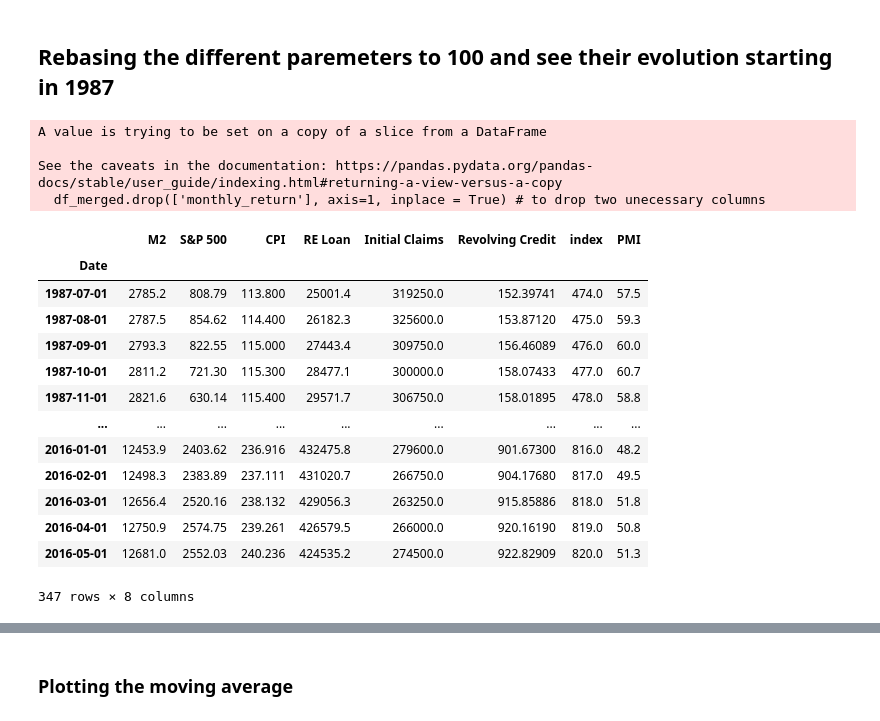
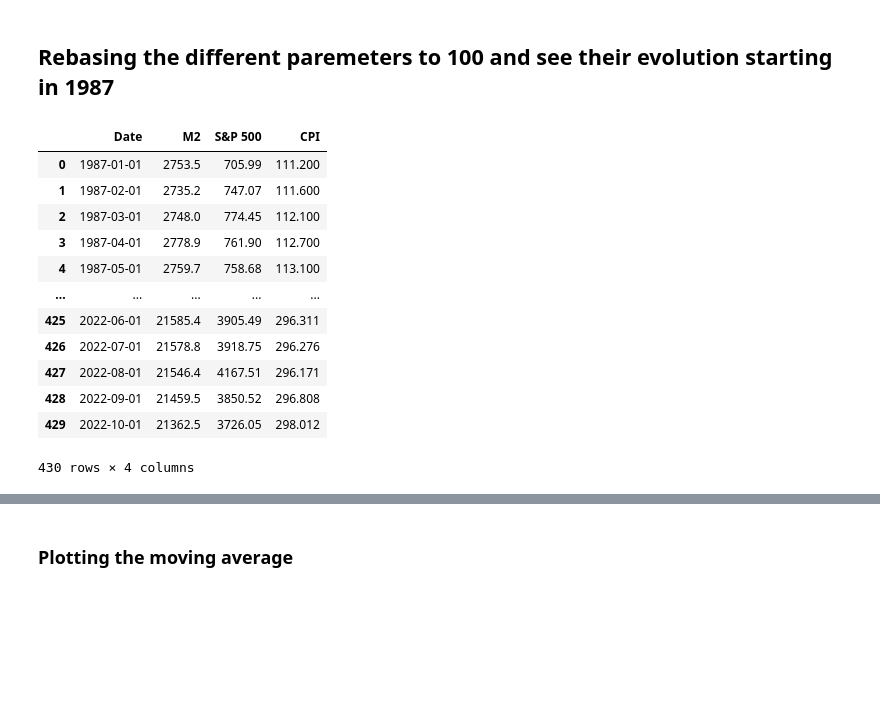
Before and after one commit to RaphHer/Project_Final_Ironhack, a Jupyter notebook: 5. Quandl Visualization .ipynb, the cells around one changed output, grey strips where cells are left out. Cells and saved outputs as stored; diff of their text form; code cells hidden in the pictures; blank space fills up the shorter version.

```diff
--- a/5. Quandl Visualization .ipynb
+++ b/5. Quandl Visualization .ipynb
@@ -196,29 +196,28 @@ plt.show()
 # %% [markdown]
 ## Rebasing the different paremeters to 100 and see their evolution starting in 1987
 # %%
+df_merged = pd.read_csv(r".\cleaned_data\02. Quandl\df_merged_quandl.csv") # open the dataframe
+df_merged.drop(['RE Loan', 'Initial Claims', 'Revolving Credit', 'PMI', 'index'], axis = 1 , inplace = True)
 df_merged = df_merged.dropna()
-df_merged.drop(['monthly_return'], axis=1, inplace = True) # to drop two unecessary columns
-df_merged =df_merged.set_index('Date')
+df_merged =df_merged.reset_index()
+df_merged = df_merged.iloc[336:]
+df_merged = df_merged.reset_index()
+df_merged.drop(['level_0', 'index'], axis = 1 , inplace = True)
 df_merged
 # %% [output]
+|  | Date | M2 | S&P 500 | CPI |
+| 0 | 1987-01-01 | 2753.5 | 705.99 | 111.200 |
+| 1 | 1987-02-01 | 2735.2 | 747.07 | 111.600 |
+| 2 | 1987-03-01 | 2748.0 | 774.45 | 112.100 |
+| 3 | 1987-04-01 | 2778.9 | 761.90 | 112.700 |
+| 4 | 1987-05-01 | 2759.7 | 758.68 | 113.100 |
+| ... | ... | ... | ... | ... |
+| 425 | 2022-06-01 | 21585.4 | 3905.49 | 296.311 |
+| 426 | 2022-07-01 | 21578.8 | 3918.75 | 296.276 |
+| 427 | 2022-08-01 | 21546.4 | 4167.51 | 296.171 |
+| 428 | 2022-09-01 | 21459.5 | 3850.52 | 296.808 |
+| 429 | 2022-10-01 | 21362.5 | 3726.05 | 298.012 |
-A value is trying to be set on a copy of a slice from a DataFrame
-
-See the caveats in the documentation: https://pandas.pydata.org/pandas-docs/stable/user_guide/indexing.html#returning-a-view-versus-a-copy
-  df_merged.drop(['monthly_return'], axis=1, inplace = True) # to drop two unecessary columns
+430 rows × 4 columns
-|  | M2 | S&P 500 | CPI | RE Loan | Initial Claims | Revolving Credit | index | PMI |
-| Date |  |  |  |  |  |  |  |  |
-| 1987-07-01 | 2785.2 | 808.79 | 113.800 | 25001.4 | 319250.0 | 152.39741 | 474.0 | 57.5 |
-| 1987-08-01 | 2787.5 | 854.62 | 114.400 | 26182.3 | 325600.0 | 153.87120 | 475.0 | 59.3 |
-| 1987-09-01 | 2793.3 | 822.55 | 115.000 | 27443.4 | 309750.0 | 156.46089 | 476.0 | 60.0 |
-| 1987-10-01 | 2811.2 | 721.30 | 115.300 | 28477.1 | 300000.0 | 158.07433 | 477.0 | 60.7 |
-| 1987-11-01 | 2821.6 | 630.14 | 115.400 | 29571.7 | 306750.0 | 158.01895 | 478.0 | 58.8 |
-| ... | ... | ... | ... | ... | ... | ... | ... | ... |
-| 2016-01-01 | 12453.9 | 2403.62 | 236.916 | 432475.8 | 279600.0 | 901.67300 | 816.0 | 48.2 |
-| 2016-02-01 | 12498.3 | 2383.89 | 237.111 | 431020.7 | 266750.0 | 904.17680 | 817.0 | 49.5 |
-| 2016-03-01 | 12656.4 | 2520.16 | 238.132 | 429056.3 | 263250.0 | 915.85886 | 818.0 | 51.8 |
-| 2016-04-01 | 12750.9 | 2574.75 | 239.261 | 426579.5 | 266000.0 | 920.16190 | 819.0 | 50.8 |
-| 2016-05-01 | 12681.0 | 2552.03 | 240.236 | 424535.2 | 274500.0 | 922.82909 | 820.0 | 51.3 |
-347 rows × 8 columns
 # %%
 def rebase(prices):
     return prices/prices[0]*100
```
Also changed, not shown: parts of 13 cells of this notebook.
